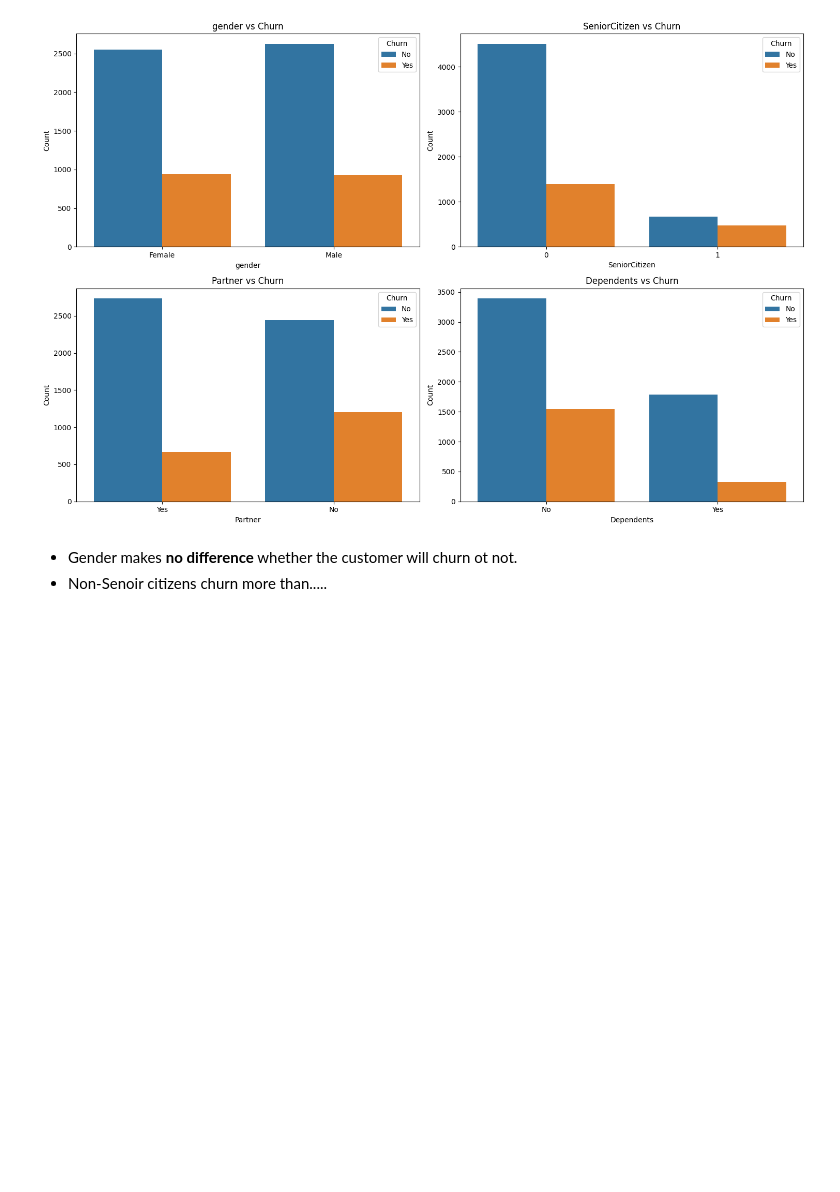
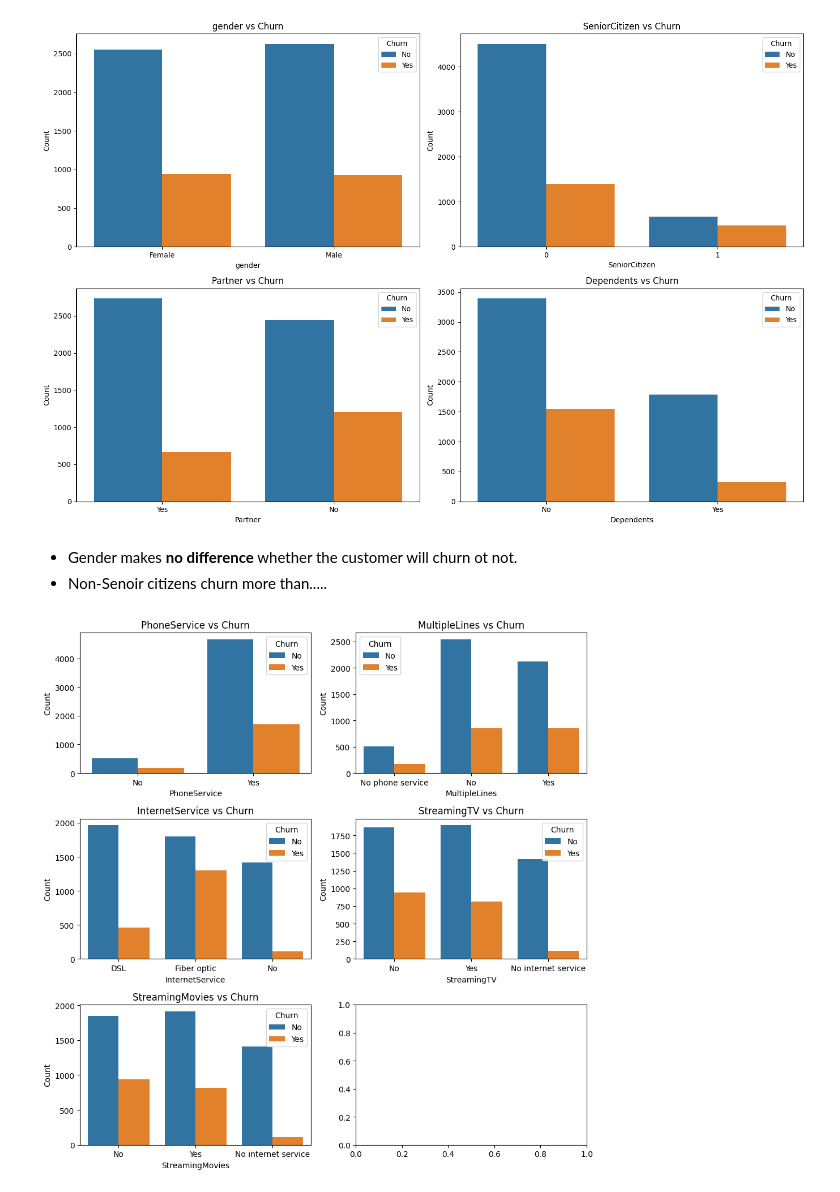
Before and after one commit to KosalChansothay/Customer-Churn-Project, a Jupyter notebook: code.ipynb, the cells around one changed output. Drawn from its saved outputs; the diff is of its cells as text; code cells hidden in the pictures; blank space fills up the shorter version.

Commit message:
Unlock more insight of people who churn

```diff
--- a/code.ipynb
+++ b/code.ipynb
@@ -380,3 +380,19 @@ plt.show()
 # %% [markdown]
 * Gender makes **no difference** whether the customer will churn ot not.
 * Non-Senoir citizens churn more than.....
+# %%
+sv = df[['Churn', 'PhoneService','MultipleLines','InternetService','StreamingTV','StreamingMovies']]
+name_col = sv.columns[1:]
+fig, axes = plt.subplots(nrows = 3, ncols = 2, figsize=(10,10))
+
+for i, ax in enumerate(axes.flat):
+    if i < len(name_col):
+        sns.countplot(x=name_col[i], data=sv, hue='Churn', ax=ax)
+        ax.set_title(f'{name_col[i]} vs Churn')
+        ax.set_xlabel(name_col[i])
+        ax.set_ylabel('Count')
+
+plt.tight_layout()
+plt.show()
+# %% [output]
+[figure, added]
```
